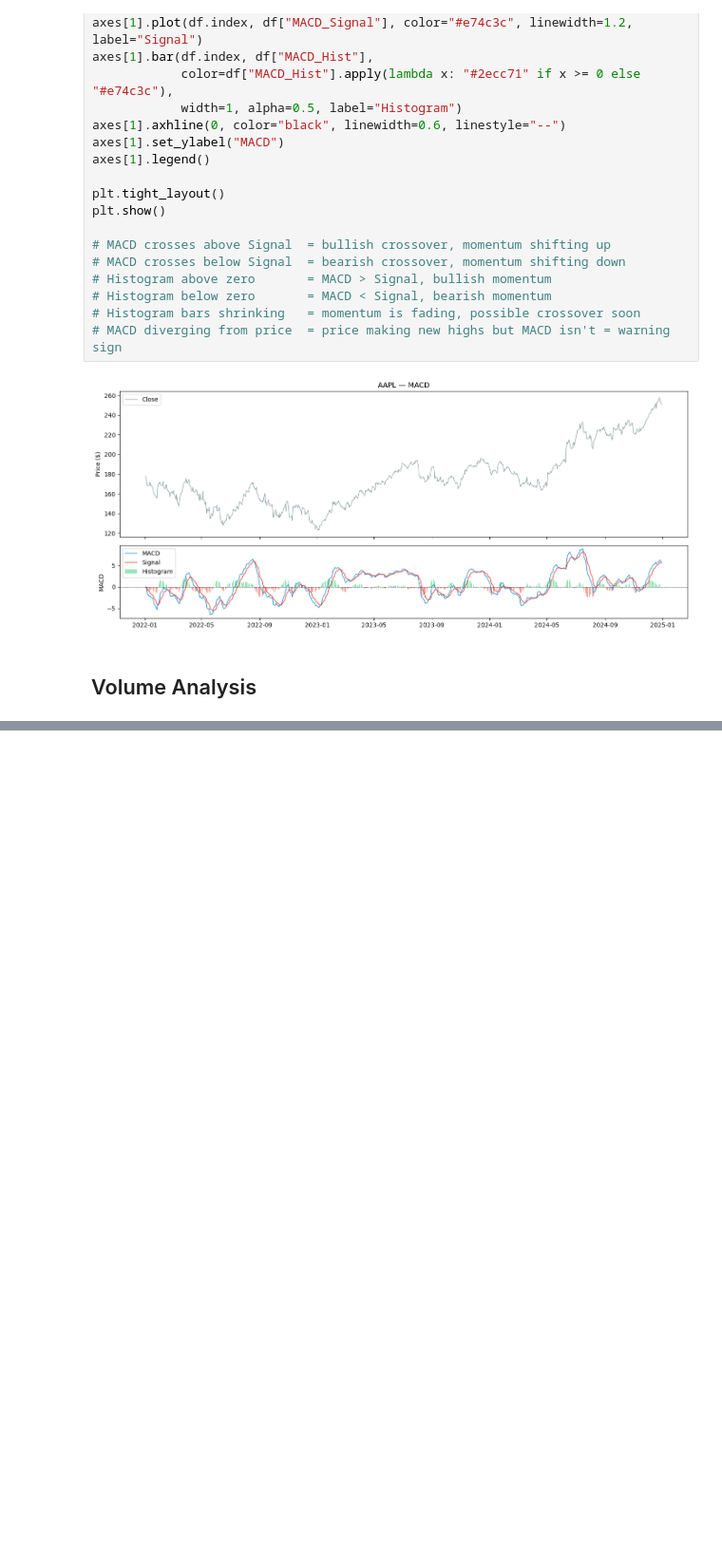
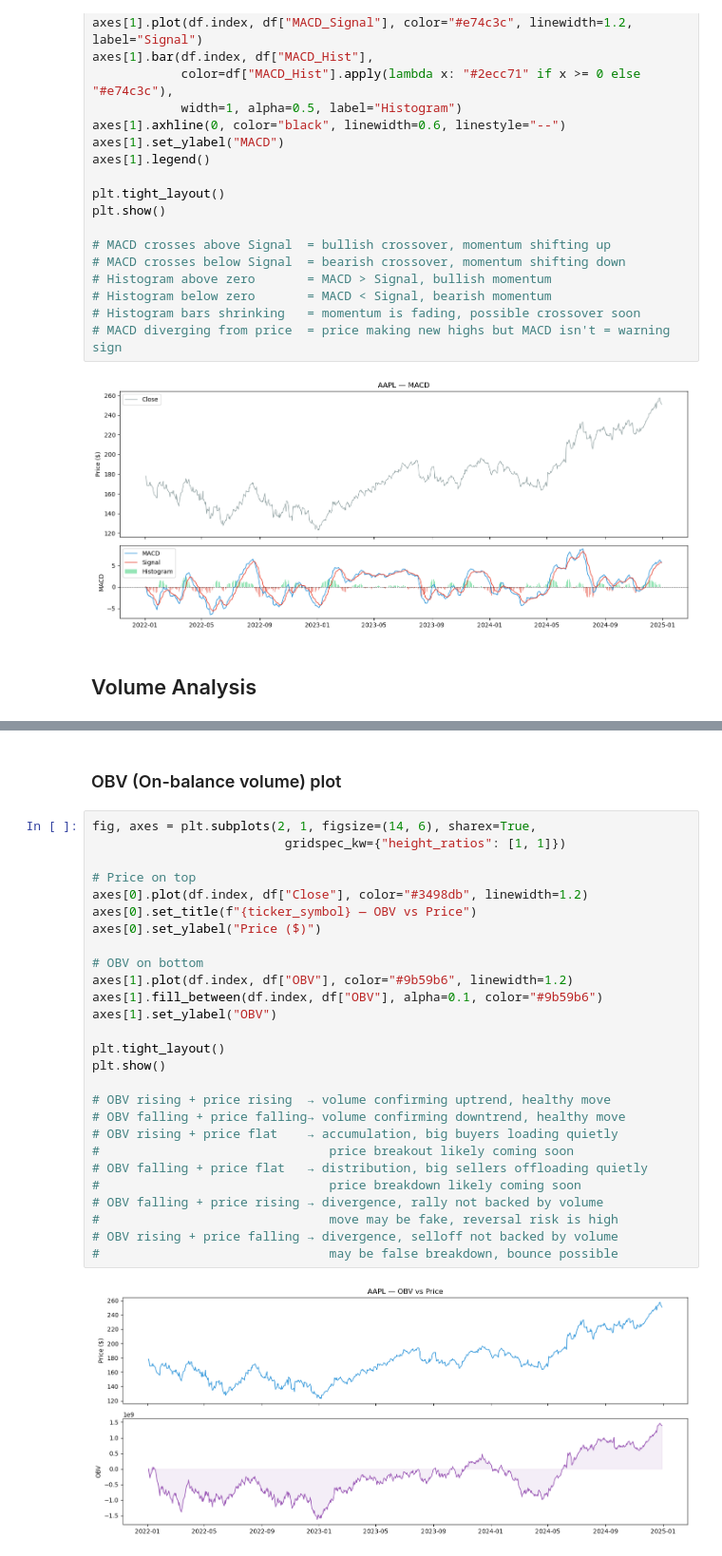
Before and after one commit to Sohail-Rasul/Stock-Price-Data-Analysis, a Jupyter notebook: analysis.ipynb, the cells around one changed output, grey strips where cells are left out. Shown at 95% size. Saved outputs shown, nothing was run; the diff lists cells and outputs as text; blank space fills up the shorter version.

```diff
--- a/analysis.ipynb
+++ b/analysis.ipynb
@@ -432,0 +537,31 @@ plt.show()
+# %% [markdown]
+### OBV (On-balance volume) plot
+# %%
+fig, axes = plt.subplots(2, 1, figsize=(14, 6), sharex=True,
+                          gridspec_kw={"height_ratios": [1, 1]})
+
+# Price on top
+axes[0].plot(df.index, df["Close"], color="#3498db", linewidth=1.2)
+axes[0].set_title(f"{ticker_symbol} — OBV vs Price")
+axes[0].set_ylabel("Price ($)")
+
+# OBV on bottom
+axes[1].plot(df.index, df["OBV"], color="#9b59b6", linewidth=1.2)
+axes[1].fill_between(df.index, df["OBV"], alpha=0.1, color="#9b59b6")
+axes[1].set_ylabel("OBV")
+
+plt.tight_layout()
+plt.show()
+
+# OBV rising + price rising  → volume confirming uptrend, healthy move
+# OBV falling + price falling→ volume confirming downtrend, healthy move
+# OBV rising + price flat    → accumulation, big buyers loading quietly
+#                               price breakout likely coming soon
+# OBV falling + price flat   → distribution, big sellers offloading quietly
+#                               price breakdown likely coming soon
+# OBV falling + price rising → divergence, rally not backed by volume
+#                               move may be fake, reversal risk is high
+# OBV rising + price falling → divergence, selloff not backed by volume
+#                               may be false breakdown, bounce possible
+# %% [output]
+[figure, added]
```
Also changed, not shown: parts of 6 cells of this notebook, 1 other file.
